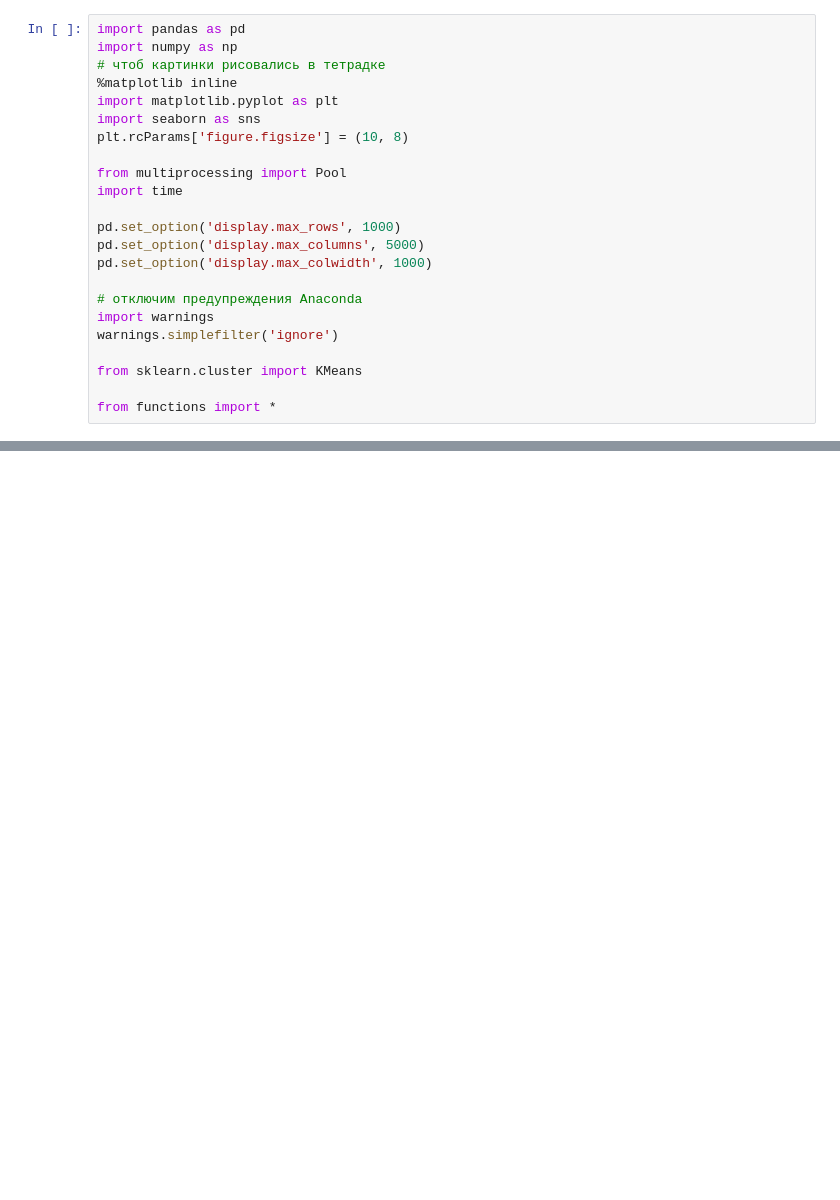
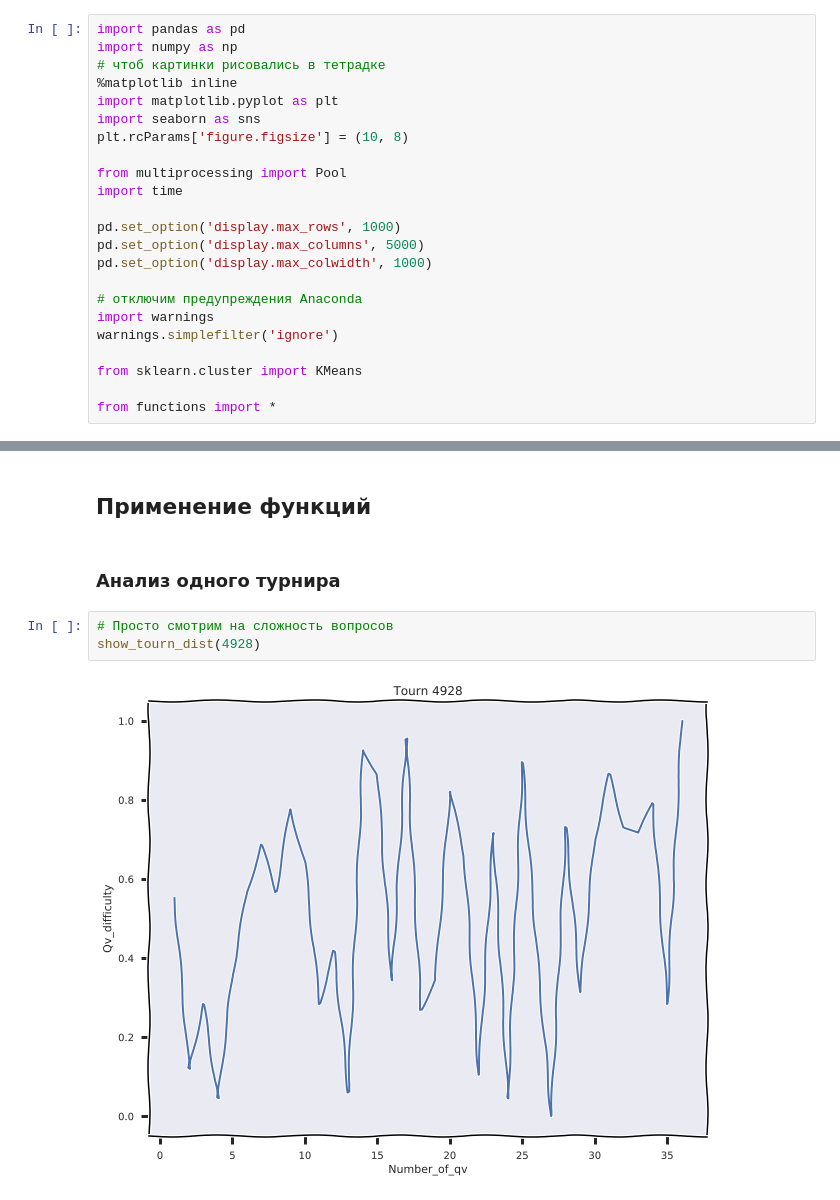
Before and after one commit to rosolimo212/chgk_results, a Jupyter notebook: rating_research.ipynb, the cells around one changed output, grey strips where cells are left out. Saved outputs shown, nothing was run; the diff lists cells and outputs as text; blank space fills up the shorter version.

```diff
--- a/rating_research.ipynb
+++ b/rating_research.ipynb
@@ -49,0 +158,9 @@ NameError: name 'get_team_results' is not defined
+# %% [markdown]
+## Применение функций
+# %% [markdown]
+### Анализ одного турнира
+# %%
+# Просто смотрим на сложность вопросов
+show_tourn_dist(4928)
+# %% [output]
+[figure, added]
```
Also changed, not shown: parts of 31 cells of this notebook, 1 other file.
